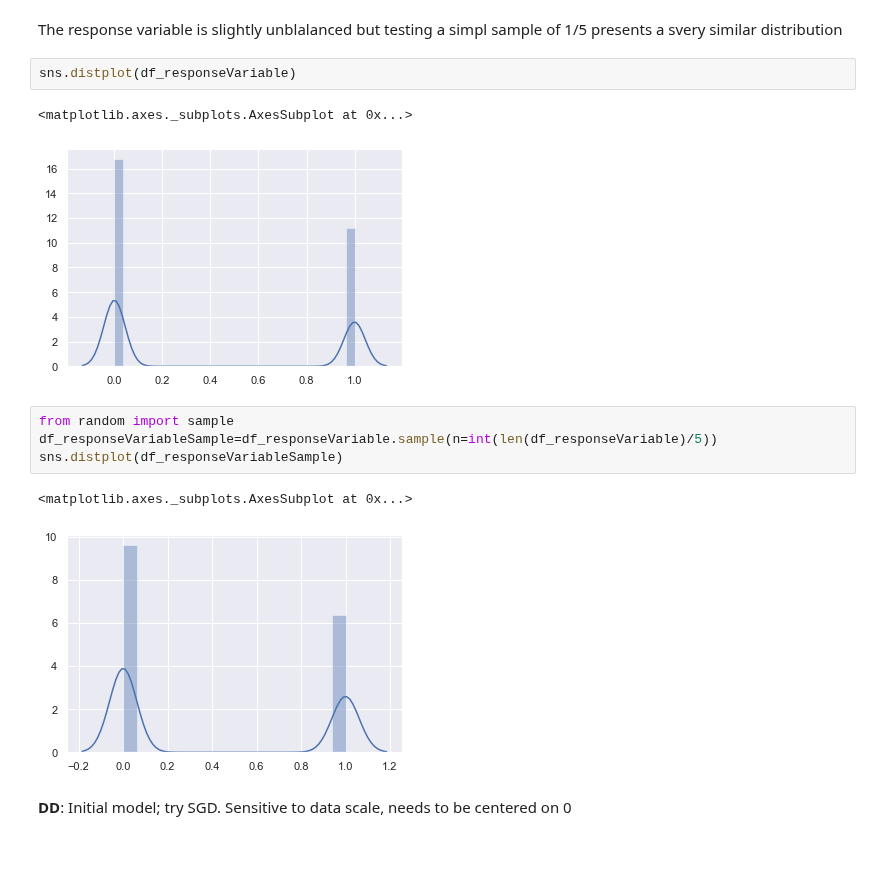
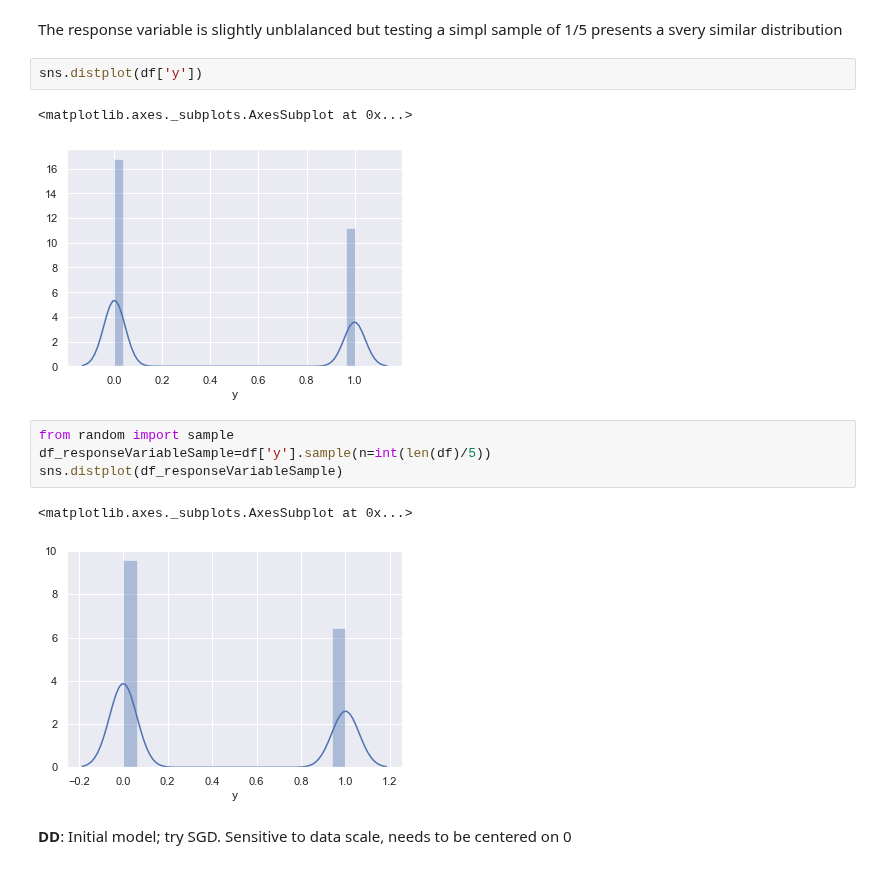
Before and after one commit to davxdan/Quantifying-The-World, a Jupyter notebook: Final/lJiang_kRollins_dDavieauCaseStudyQTWFinal.ipynb, the cells around one changed output. Saved outputs shown, nothing was run; the diff lists cells and outputs as text.

```diff
--- a/Final/lJiang_kRollins_dDavieauCaseStudyQTWFinal.ipynb
+++ b/Final/lJiang_kRollins_dDavieauCaseStudyQTWFinal.ipynb
@@ -133,17 +133,17 @@ sns.distplot(df_continuousVariables['x37'])
 # %% [markdown]
 The response variable is slightly unblalanced but testing a simpl sample of 1/5 presents a svery similar distribution
 # %%
-sns.distplot(df_responseVariable)
+sns.distplot(df['y'])
 # %% [output]
 <matplotlib.axes._subplots.AxesSubplot at 0x...>
-[figure, old version]
+[figure, new version]
 # %%
 from random import sample
-df_responseVariableSample=df_responseVariable.sample(n=int(len(df_responseVariable)/5))
+df_responseVariableSample=df['y'].sample(n=int(len(df)/5))
 sns.distplot(df_responseVariableSample)
 # %% [output]
 <matplotlib.axes._subplots.AxesSubplot at 0x...>
-[figure, old version]
+[figure, new version]
 # %% [markdown]
 __DD__: Initial model; try SGD. Sensitive to data scale, needs to be centered on 0
 # %% [markdown]
```
Also changed, not shown: parts of 5 cells of this notebook.
